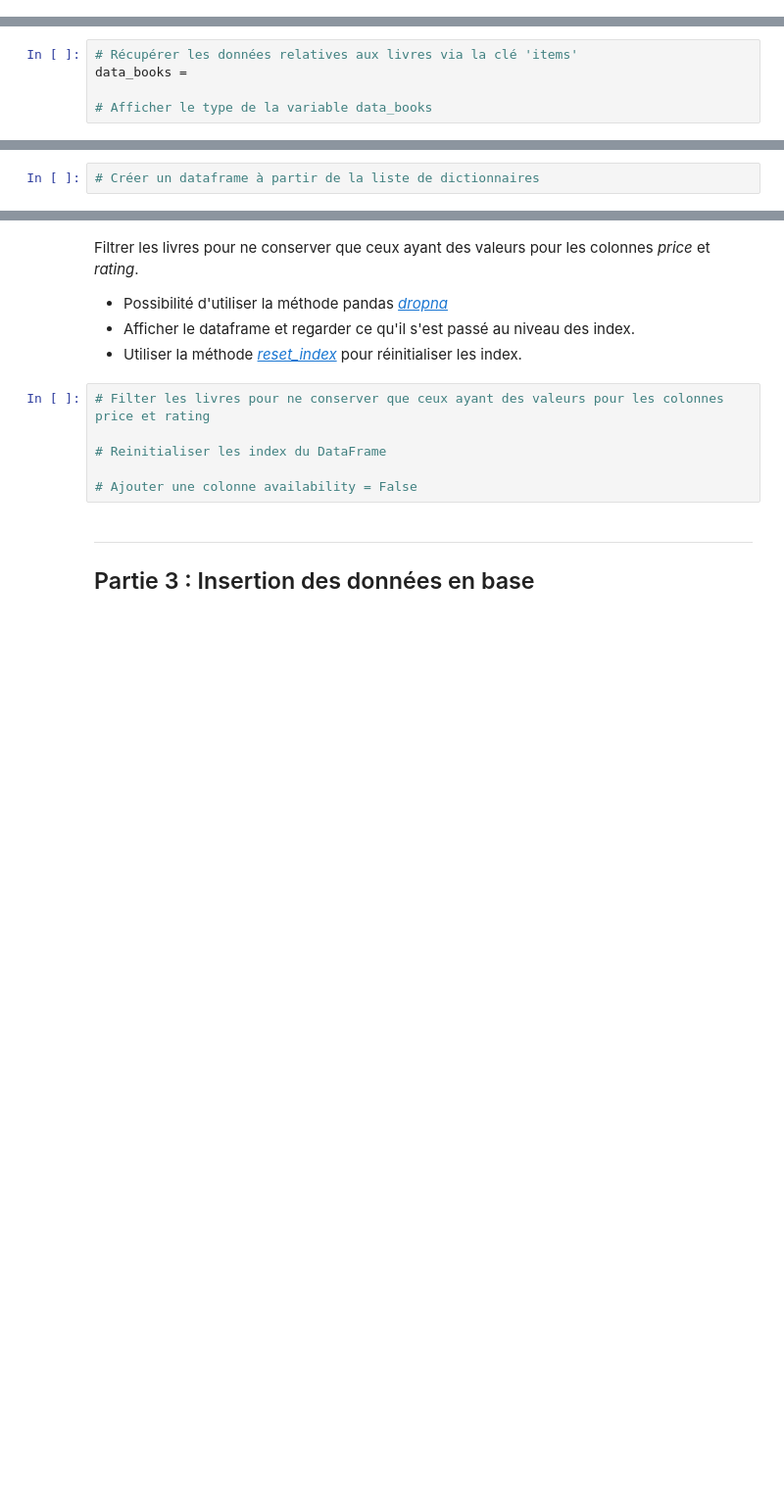
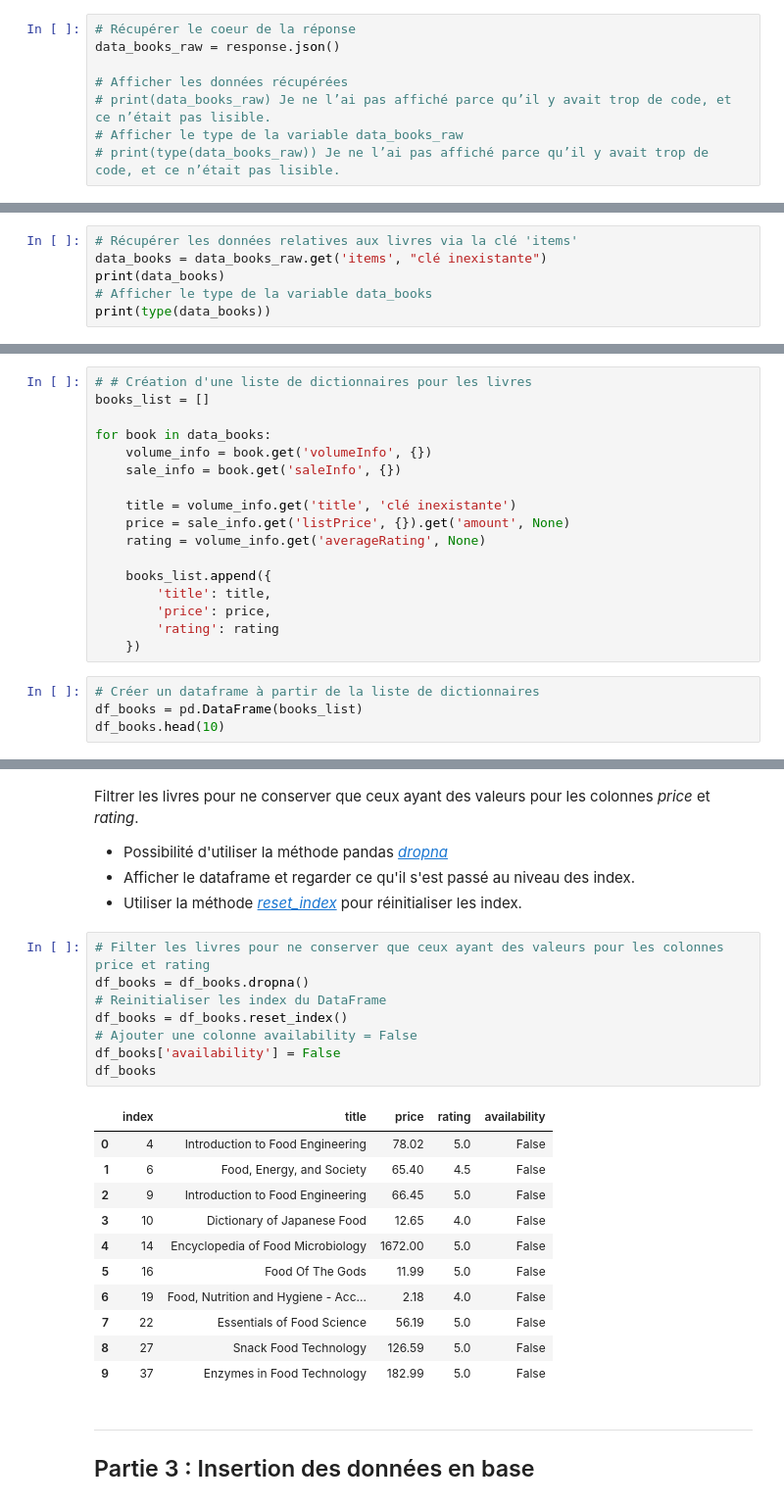
Before and after one commit to kirillsst/scraping, a Jupyter notebook: notebooks/3_API_googleBooks.ipynb, the cells around one changed output, grey strips where cells are left out. Shown at 98% size. Saved outputs shown, nothing was run; the diff lists cells and outputs as text; blank space fills up the shorter version.

```diff
--- a/notebooks/3_API_googleBooks.ipynb
+++ b/notebooks/3_API_googleBooks.ipynb
@@ -115,3 +112,11 @@ data_books_raw =
+# %%
+# Récupérer le coeur de la réponse
+data_books_raw = response.json()
+
+# Afficher les données récupérées
+# print(data_books_raw) Je ne l’ai pas affiché parce qu’il y avait trop de code, et ce n’était pas lisible.
+# Afficher le type de la variable data_books_raw
+# print(type(data_books_raw)) Je ne l’ai pas affiché parce qu’il y avait trop de code, et ce n’était pas lisible.
 # %% [markdown]
 - Les données relatives aux livres récupérées sont accessibles dans la clé 'items',
 - Récupérer les données relatives aux livres dans la variable data_books.
@@ -130,6 +135,7 @@ Privilégier la seconde méthode car certaines clés peuvent ne pas exister.
 --> [Lien ressource](https://w3schools.tech/fr/tutorial/python/python_access_dictionary_items) : accès au clé/valeurs d'un dictionnaire python
 # %%
 # Récupérer les données relatives aux livres via la clé 'items'
-data_books =
-
+data_books = data_books_raw.get('items', "clé inexistante")
+print(data_books)
 # Afficher le type de la variable data_books
+print(type(data_books))
@@ -177,2 +234,21 @@ books_list =
+# %%
+# # Création d'une liste de dictionnaires pour les livres
+books_list = []
+
+for book in data_books:
+    volume_info = book.get('volumeInfo', {})
+    sale_info = book.get('saleInfo', {})
+
+    title = volume_info.get('title', 'clé inexistante')
+    price = sale_info.get('listPrice', {}).get('amount', None)
+    rating = volume_info.get('averageRating', None)
+
+    books_list.append({
+        'title': title,
+        'price': price,
+        'rating': rating
+    })
 # %%
 # Créer un dataframe à partir de la liste de dictionnaires
+df_books = pd.DataFrame(books_list)
+df_books.head(10)
@@ -184,10 +272,24 @@ Filtrer les livres pour ne conserver que ceux ayant des valeurs pour les colonne
 - Utiliser la méthode [_reset_index_](https://pandas.pydata.org/pandas-docs/stable/reference/api/pandas.DataFrame.reset_index.html) pour réinitialiser les index.
 # %%
 # Filter les livres pour ne conserver que ceux ayant des valeurs pour les colonnes price et rating
-
+df_books = df_books.dropna()
 # Reinitialiser les index du DataFrame
-
+df_books = df_books.reset_index()
 # Ajouter une colonne availability = False
+df_books['availability'] = False
+df_books
+# %% [output]
+|  | index | title | price | rating | availability |
+| 0 | 4 | Introduction to Food Engineering | 78.02 | 5.0 | False |
+| 1 | 6 | Food, Energy, and Society | 65.40 | 4.5 | False |
+| 2 | 9 | Introduction to Food Engineering | 66.45 | 5.0 | False |
+| 3 | 10 | Dictionary of Japanese Food | 12.65 | 4.0 | False |
+| 4 | 14 | Encyclopedia of Food Microbiology | 1672.00 | 5.0 | False |
+| 5 | 16 | Food Of The Gods | 11.99 | 5.0 | False |
+| 6 | 19 | Food, Nutrition and Hygiene - Acc... | 2.18 | 4.0 | False |
+| 7 | 22 | Essentials of Food Science | 56.19 | 5.0 | False |
+| 8 | 27 | Snack Food Technology | 126.59 | 5.0 | False |
+| 9 | 37 | Enzymes in Food Technology | 182.99 | 5.0 | False |
 # %% [markdown]
 ---
 ## Partie 3 : Insertion des données en base
```
Also changed, not shown: parts of 14 cells of this notebook, 1 other file.
